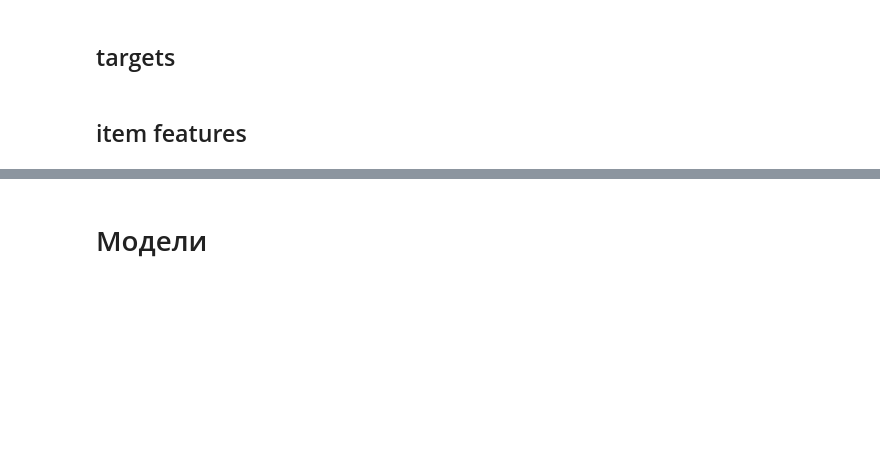
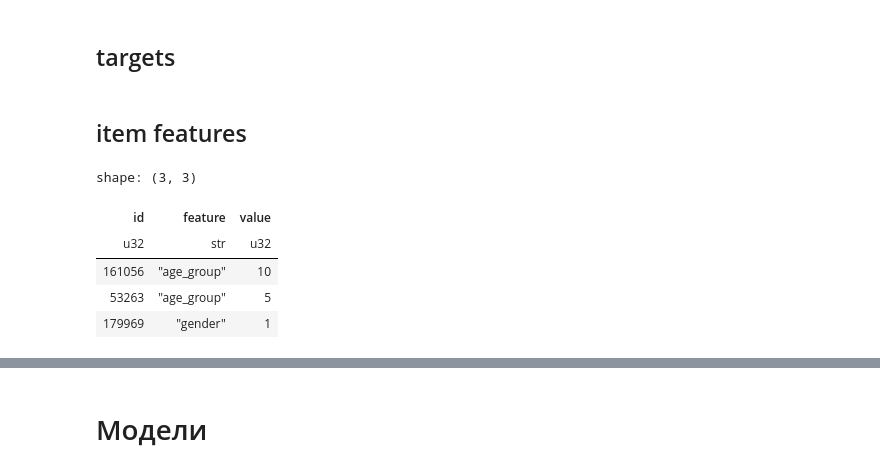
Before and after one commit to Muhamob/vk-recsys-challenge-2024, a Jupyter notebook: notebooks/test_script.ipynb, the cells around one changed output, grey strips where cells are left out. Saved outputs shown, nothing was run; the diff lists cells and outputs as text; code cells hidden in the pictures; blank space fills up the shorter version.

```diff
--- a/notebooks/test_script.ipynb
+++ b/notebooks/test_script.ipynb
@@ -59,3 +59,19 @@ from src.data.item_stats import get_item_stats
 
 item_stats = get_item_stats(datasets["train_df_als"], items_meta_df, column="item_id")
 source_stats = get_item_stats(datasets["train_df_als"], items_meta_df, column="source_id")
+# %%
+users_meta_df_flatten = (
+    users_meta_df
+    .with_columns(pl.col("age").cut(list(range(10, 100, 5))).to_physical().alias("age_group"))
+    .melt(id_vars=["user_id"], value_vars=["gender", "age_group"], variable_name="feature", value_name="value")
+    .rename({"user_id": "id"})
+)
+
+users_meta_df_flatten.sample(3)
+# %% [output]
+shape: (3, 3)
+| id | feature | value |
+| u32 | str | u32 |
+| 161056 | "age_group" | 10 |
+| 53263 | "age_group" | 5 |
+| 179969 | "gender" | 1 |
```
Also changed, not shown: parts of 8 cells of this notebook, 2 other files.
